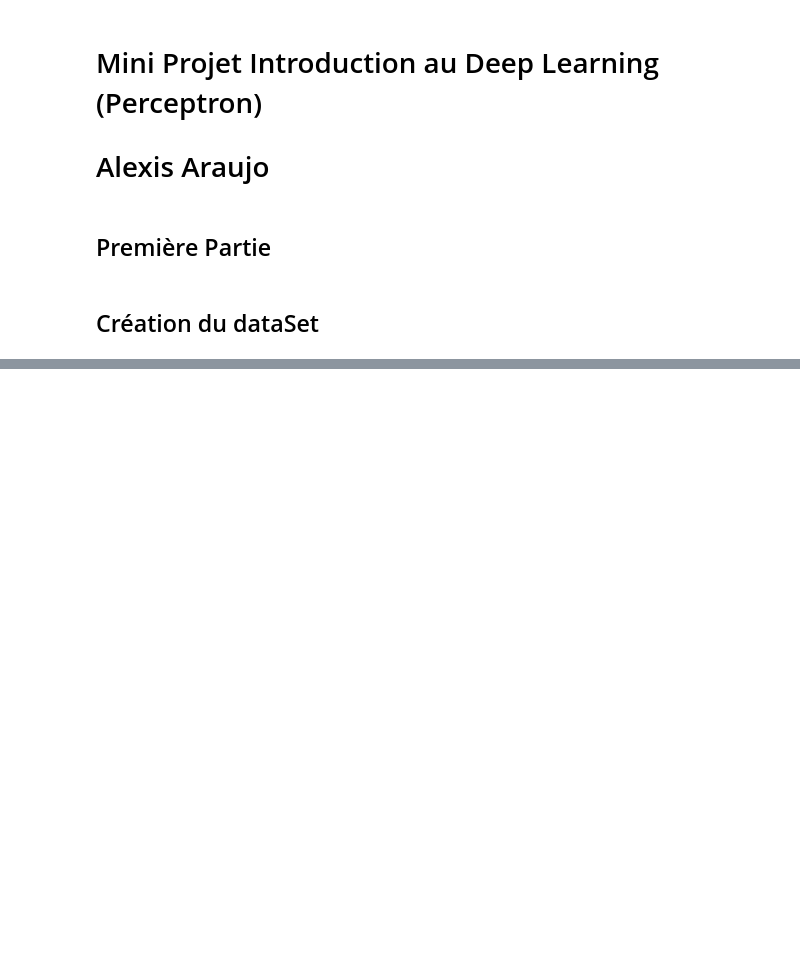
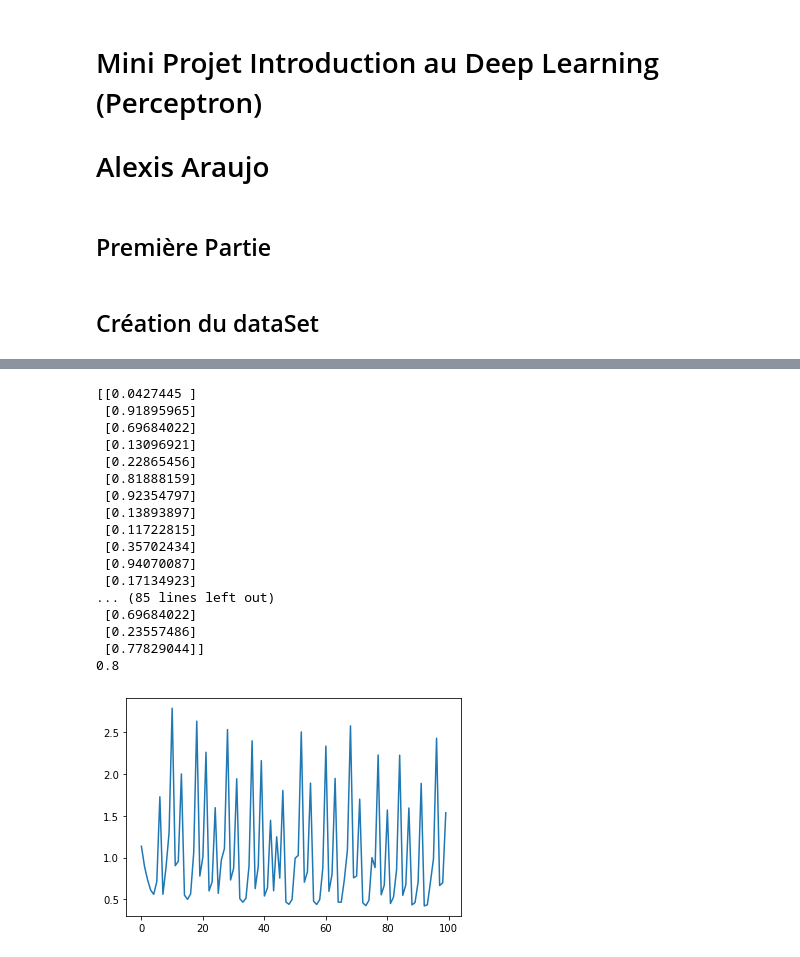
Before and after one commit to al3x6/Machine_learning, a Jupyter notebook: FI-Araujo-AlexisMiniProjet/FI-Araujo-AlexisMiniProjet.ipynb, the cells around one changed output, grey strips where cells are left out. Drawn from its saved outputs; the diff is of its cells as text; code cells hidden in the pictures; blank space fills up the shorter version.

```diff
--- a/FI-Araujo-AlexisMiniProjet/FI-Araujo-AlexisMiniProjet.ipynb
+++ b/FI-Araujo-AlexisMiniProjet/FI-Araujo-AlexisMiniProjet.ipynb
@@ -46,0 +97,35 @@ Résultats d'admission y :
+# %%
+def perceptron(X, y, learning_rate=0.1, n_iter=100):
+    W,b=initialisation(X)
+    cout=[]
+    for i in range(n_iter):
+        A=model(X,W,b)
+        cout.append(logLoss(A,y))
+        dW,db=gradients(A,X,y)
+        W,b= update(dW,db,W,b,learning_rate)
+    y_pred=prediction(X,W,b)
+    print(accuracy_score(y, y_pred))
+    plt.plot(cout)
+    plt.show()
+    return (W,b)
+# %%
+W, b = perceptron(X, y)
+# %% [output]
+[[0.0427445 ]
+ [0.91895965]
+ [0.69684022]
+ [0.13096921]
+ [0.22865456]
+ [0.81888159]
+ [0.92354797]
+ [0.13893897]
+ [0.11722815]
+ [0.35702434]
+ [0.94070087]
+ [0.17134923]
+... (85 lines left out)
+ [0.69684022]
+ [0.23557486]
+ [0.77829044]]
+0.8
+[figure, added]
```
Also changed, not shown: parts of 13 cells of this notebook, 1 other file.
